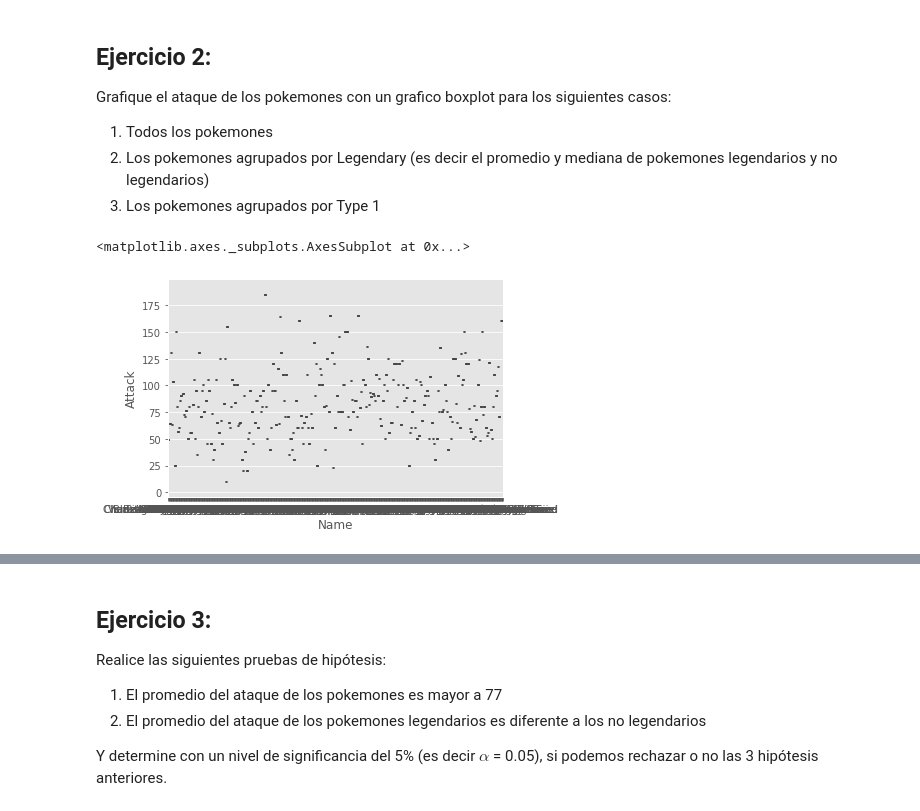
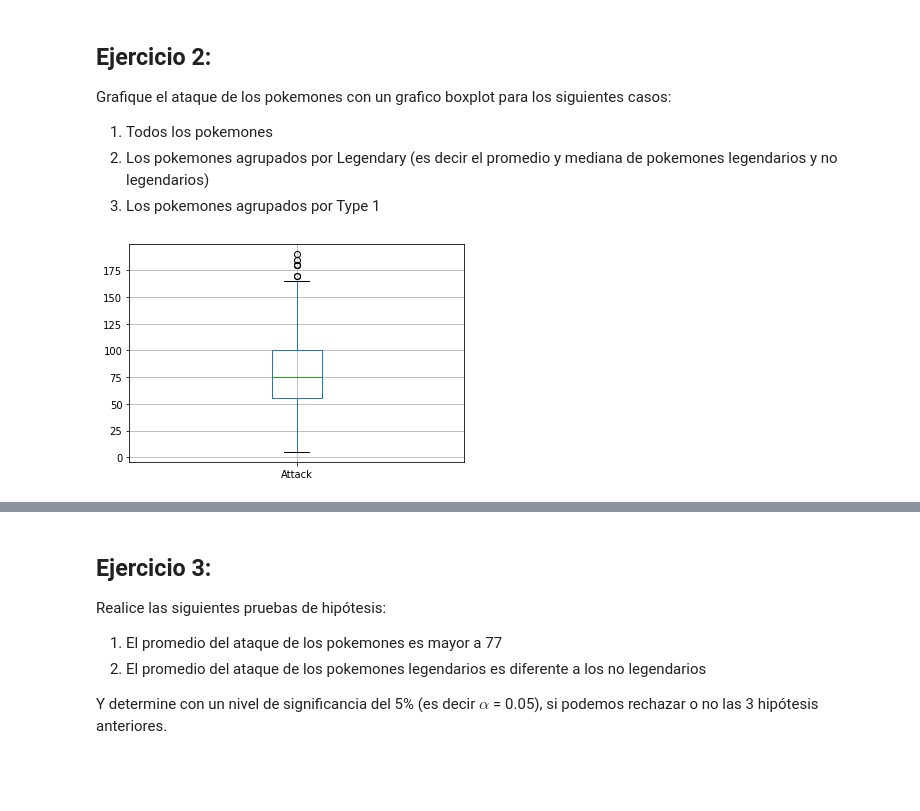
Before and after one commit to AngieCat26/MujeresDigitales, a Jupyter notebook: Taller_semana_5.ipynb, the cells around one changed output, grey strips where cells are left out. Drawn from its saved outputs; the diff is of its cells as text; code cells hidden in the pictures; blank space fills up the shorter version.

```diff
--- a/Taller_semana_5.ipynb
+++ b/Taller_semana_5.ipynb
@@ -58,14 +96,13 @@ Grafique el ataque de los pokemones con un grafico boxplot para los siguientes c
 1. Todos los pokemones
 2. Los pokemones agrupados por Legendary (es decir el promedio y mediana de pokemones legendarios y no legendarios)
 3. Los pokemones agrupados por Type 1
-# %%
-import matplotlib
-matplotlib.style.use('ggplot')
-
-import matplotlib.pyplot as plt
-%matplotlib inline
-import seaborn as sb
-sb.boxplot(x=pk["Name"], y=pk["Attack"])
-# %% [output]
-<matplotlib.axes._subplots.AxesSubplot at 0x...>
-[figure, removed]
+# %%
+import matplotlib.pyplot as plt
+# plt.title('Ataque de los pokemones')
+# pk.Attack.plot.hist(bins=100)
+# plt.show()
+# pk["Name"] = pd.qcut(pk.Attack, 10)
+pk.boxplot(column="Attack")
+plt.show()
+# %% [output]
+[figure, added]
```
Also changed, not shown: parts of 4 cells of this notebook.
